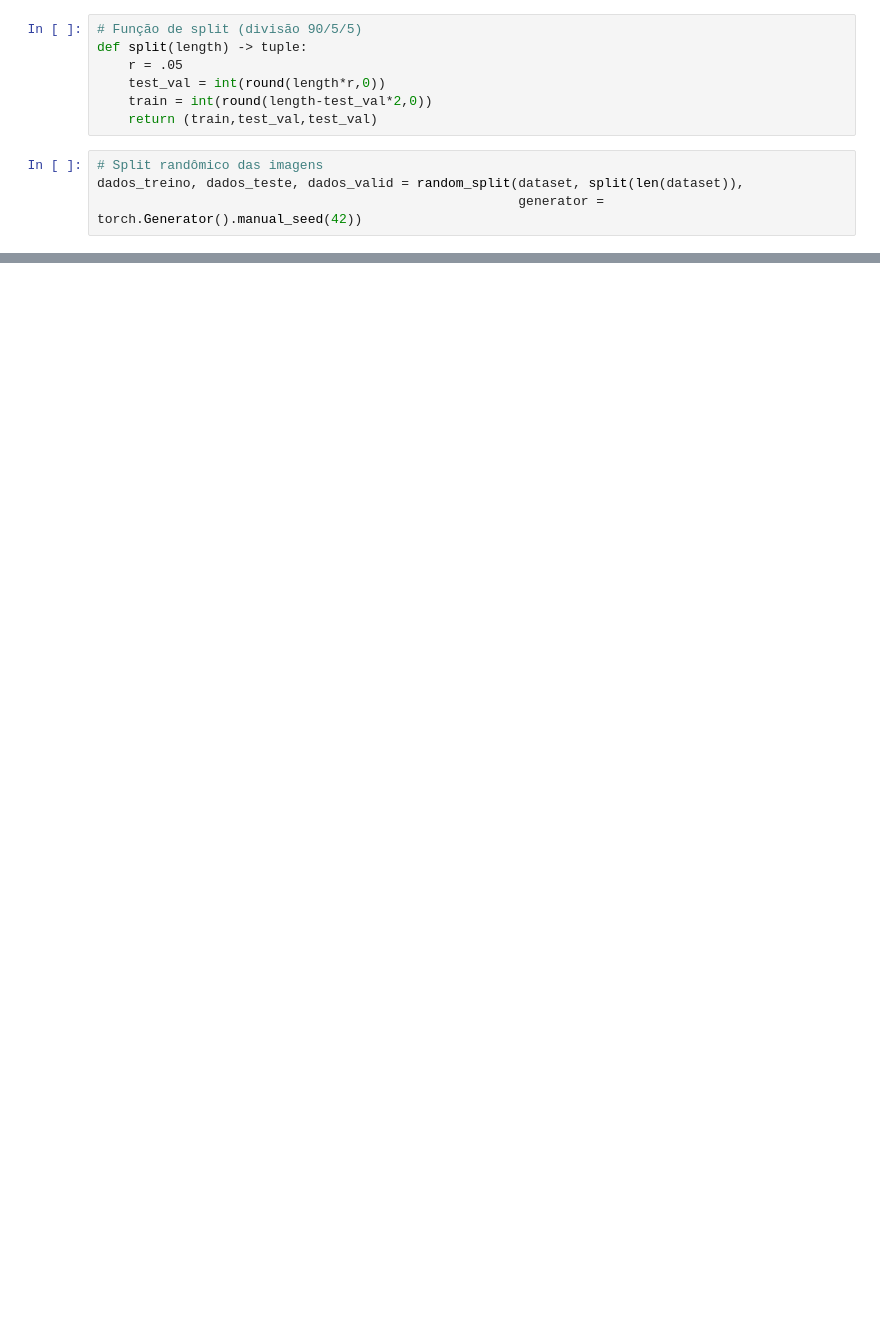
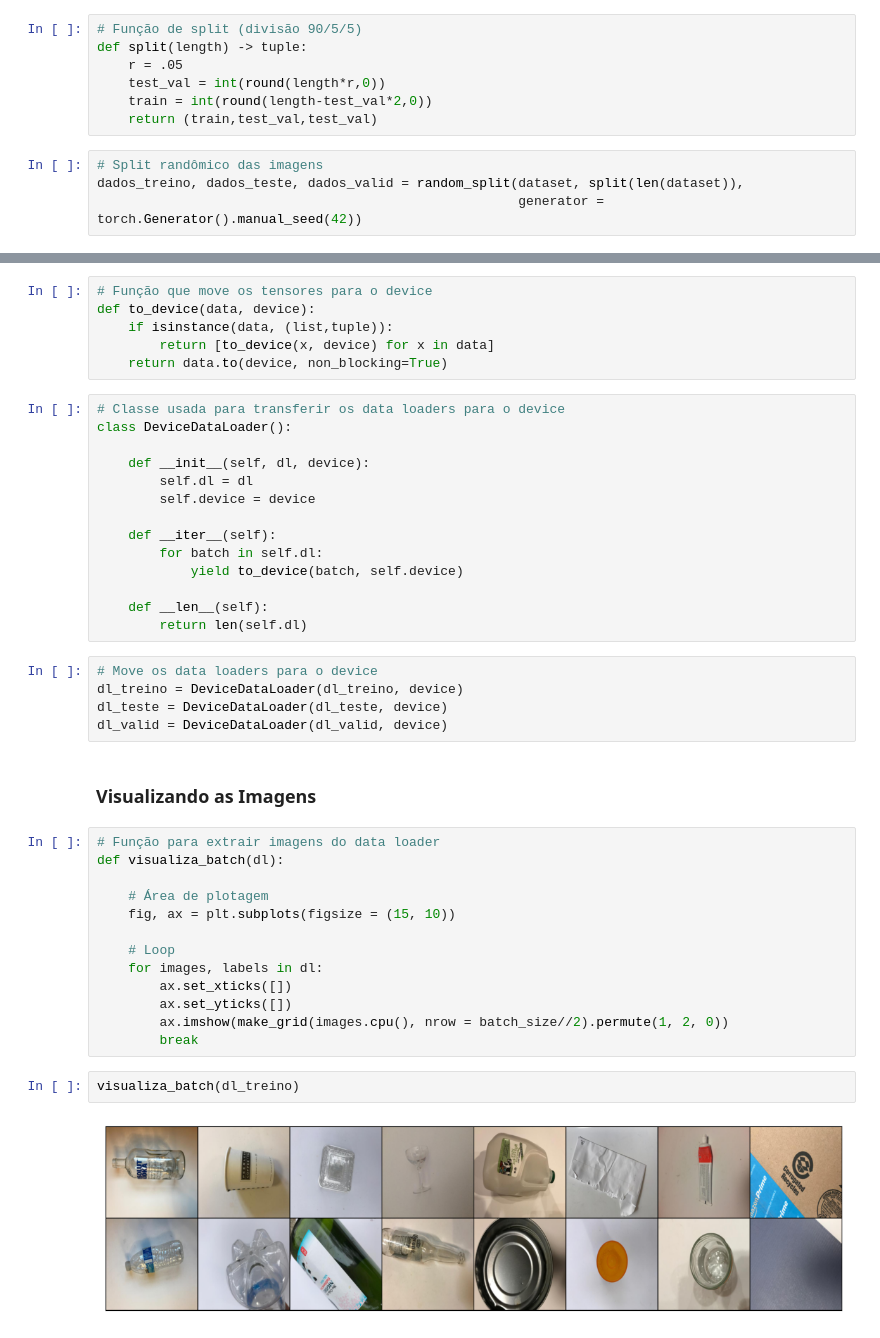
Before and after one commit to marcosmorais94/formacao-inteligencia-artificial, a Jupyter notebook: analises-imagens-IA/projeto03-material-reciclavel.ipynb, the cells around one changed output, grey strips where cells are left out. Drawn from its saved outputs; the diff is of its cells as text; blank space fills up the shorter version.

```diff
--- a/analises-imagens-IA/projeto03-material-reciclavel.ipynb
+++ b/analises-imagens-IA/projeto03-material-reciclavel.ipynb
@@ -119,0 +184,44 @@ batch_size = 16
+# %%
+# Função que move os tensores para o device
+def to_device(data, device):
+    if isinstance(data, (list,tuple)):
+        return [to_device(x, device) for x in data]
+    return data.to(device, non_blocking=True)
+# %%
+# Classe usada para transferir os data loaders para o device
+class DeviceDataLoader():
+
+    def __init__(self, dl, device):
+        self.dl = dl
+        self.device = device
+
+    def __iter__(self):
+        for batch in self.dl:
+            yield to_device(batch, self.device)
+
+    def __len__(self):
+        return len(self.dl)
+# %%
+# Move os data loaders para o device
+dl_treino = DeviceDataLoader(dl_treino, device)
+dl_teste = DeviceDataLoader(dl_teste, device)
+dl_valid = DeviceDataLoader(dl_valid, device)
+# %% [markdown]
+### Visualizando as Imagens
+# %%
+# Função para extrair imagens do data loader
+def visualiza_batch(dl):
+
+    # Área de plotagem
+    fig, ax = plt.subplots(figsize = (15, 10))
+
+    # Loop
+    for images, labels in dl:
+        ax.set_xticks([])
+        ax.set_yticks([])
+        ax.imshow(make_grid(images.cpu(), nrow = batch_size//2).permute(1, 2, 0))
+        break
+# %%
+visualiza_batch(dl_treino)
+# %% [output]
+[figure, added]
```
Also changed, not shown: parts of 83 cells of this notebook.
